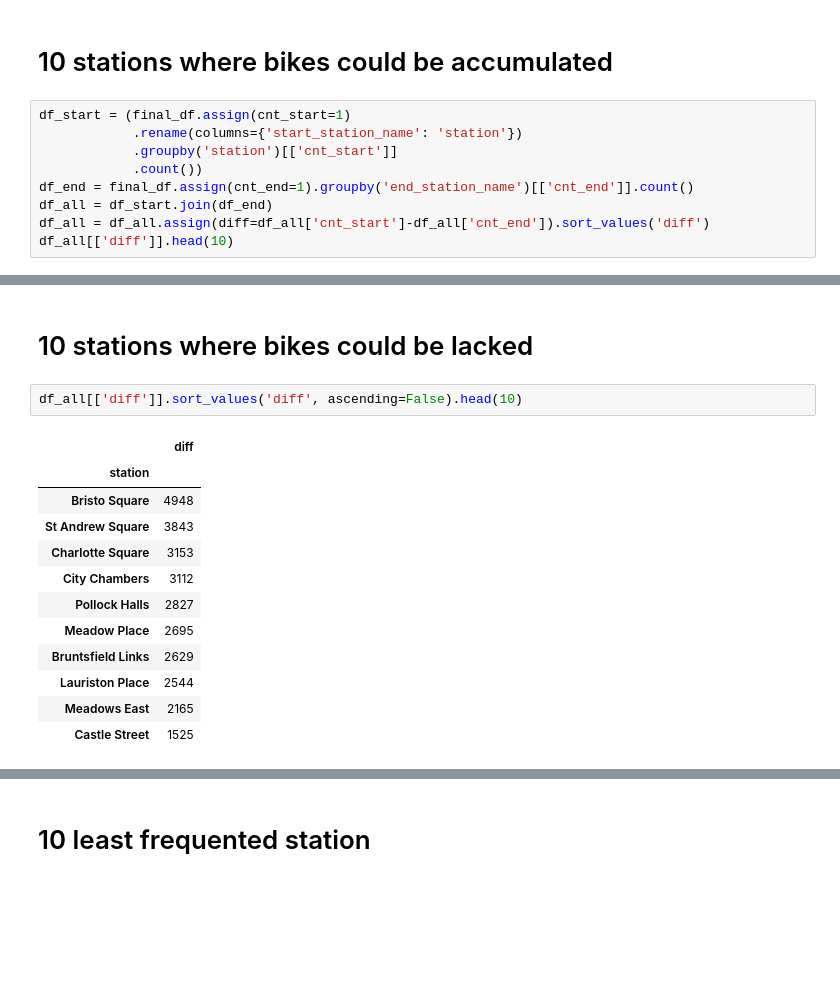
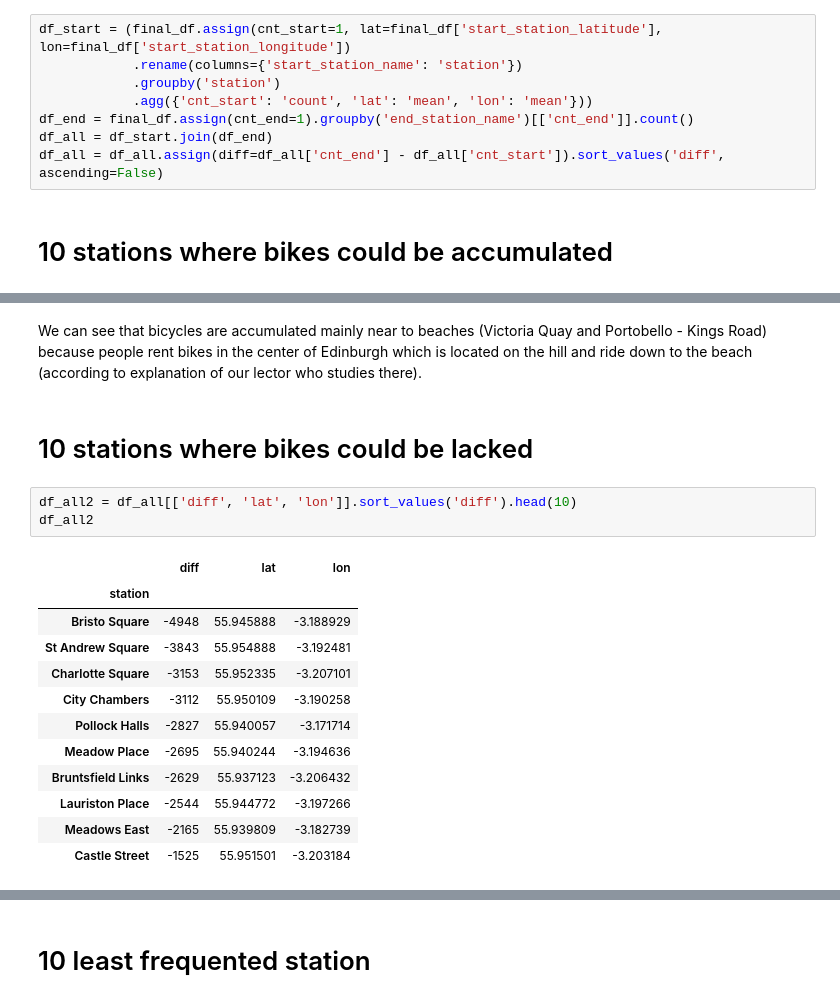
Before and after one commit to carlos108108/Just_Eat_Cycles_project, a Jupyter notebook: Edinburgh.ipynb, the cells around one changed output, grey strips where cells are left out. Drawn from its saved outputs; the diff is of its cells as text; blank space fills up the shorter version.

```diff
--- a/Edinburgh.ipynb
+++ b/Edinburgh.ipynb
@@ -180,11 +250,10 @@ we can see that interest for biking during weekends is slightly higher compared
+# %%
+df_start = (final_df.assign(cnt_start=1, lat=final_df['start_station_latitude'], lon=final_df['start_station_longitude'])
+            .rename(columns={'start_station_name': 'station'})
+            .groupby('station')
+            .agg({'cnt_start': 'count', 'lat': 'mean', 'lon': 'mean'}))
+df_end = final_df.assign(cnt_end=1).groupby('end_station_name')[['cnt_end']].count()
+df_all = df_start.join(df_end)
+df_all = df_all.assign(diff=df_all['cnt_end'] - df_all['cnt_start']).sort_values('diff', ascending=False)
 # %% [markdown]
 # 10 stations where bikes could be accumulated
-# %%
-df_start = (final_df.assign(cnt_start=1)
-            .rename(columns={'start_station_name': 'station'})
-            .groupby('station')[['cnt_start']]
-            .count())
-df_end = final_df.assign(cnt_end=1).groupby('end_station_name')[['cnt_end']].count()
-df_all = df_start.join(df_end)
-df_all = df_all.assign(diff=df_all['cnt_start']-df_all['cnt_end']).sort_values('diff')
-df_all[['diff']].head(10)
@@ -204,17 +280,20 @@ df_all[['diff']].head(10)
+# %% [markdown]
+We can see that bicycles are accumulated mainly near to beaches (Victoria Quay and Portobello - Kings Road) because people rent bikes in the center of Edinburgh which is located on the hill and ride down to the beach (according to explanation of our lector who studies there).
 # %% [markdown]
 # 10 stations where bikes could be lacked
 # %%
-df_all[['diff']].sort_values('diff', ascending=False).head(10)
+df_all2 = df_all[['diff', 'lat', 'lon']].sort_values('diff').head(10)
+df_all2
 # %% [output]
-|  | diff |
-| station |  |
-| Bristo Square | 4948 |
-| St Andrew Square | 3843 |
-| Charlotte Square | 3153 |
-| City Chambers | 3112 |
-| Pollock Halls | 2827 |
-| Meadow Place | 2695 |
-| Bruntsfield Links | 2629 |
-| Lauriston Place | 2544 |
-| Meadows East | 2165 |
-| Castle Street | 1525 |
+|  | diff | lat | lon |
+| station |  |  |  |
+| Bristo Square | -4948 | 55.945888 | -3.188929 |
+| St Andrew Square | -3843 | 55.954888 | -3.192481 |
+| Charlotte Square | -3153 | 55.952335 | -3.207101 |
+| City Chambers | -3112 | 55.950109 | -3.190258 |
+| Pollock Halls | -2827 | 55.940057 | -3.171714 |
+| Meadow Place | -2695 | 55.940244 | -3.194636 |
+| Bruntsfield Links | -2629 | 55.937123 | -3.206432 |
+| Lauriston Place | -2544 | 55.944772 | -3.197266 |
+| Meadows East | -2165 | 55.939809 | -3.182739 |
+| Castle Street | -1525 | 55.951501 | -3.203184 |
```
Also changed, not shown: parts of 29 cells of this notebook.
